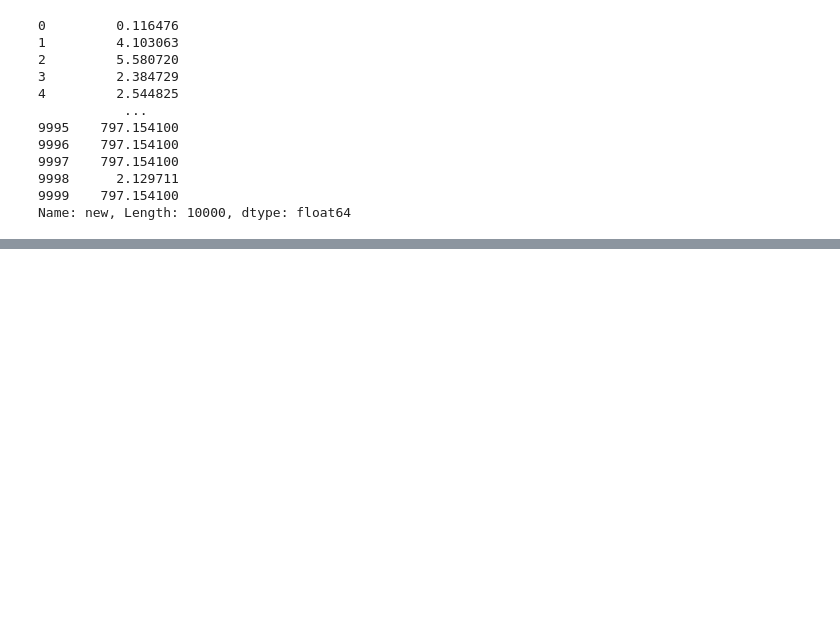
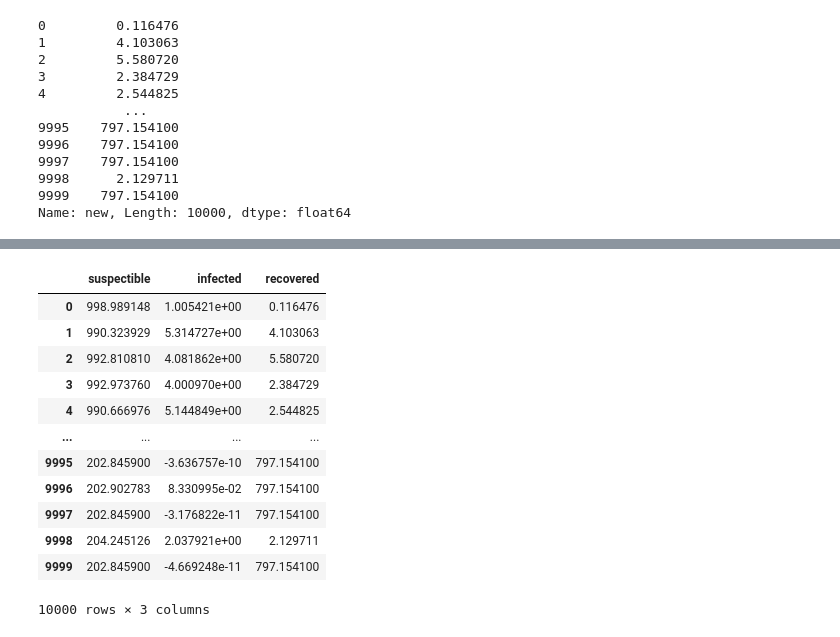
Before and after one commit to dharma610/Neural-network-model-for-compartmenral-model-SIR-and-SEIR-, a Jupyter notebook: Untitled7.ipynb, the cells around one changed output, grey strips where cells are left out. Cells and saved outputs as stored; diff of their text form; code cells hidden in the pictures; blank space fills up the shorter version.

```diff
--- a/Untitled7.ipynb
+++ b/Untitled7.ipynb
@@ -156,2 +171,24 @@ Name: new, Length: 10000, dtype: float64
+# %%
+data["suspectible"] = data["new"]
+# %%
+data["infected"] = df2["new"]
+# %%
+data["recovered"] = df3["new"]
+# %%
+data.drop("new",axis = 1,inplace = True)
 # %%
-data =
+data
+# %% [output]
+|  | suspectible | infected | recovered |
+| 0 | 998.989148 | 1.005421e+00 | 0.116476 |
+| 1 | 990.323929 | 5.314727e+00 | 4.103063 |
+| 2 | 992.810810 | 4.081862e+00 | 5.580720 |
+| 3 | 992.973760 | 4.000970e+00 | 2.384729 |
+| 4 | 990.666976 | 5.144849e+00 | 2.544825 |
+| ... | ... | ... | ... |
+| 9995 | 202.845900 | -3.636757e-10 | 797.154100 |
+| 9996 | 202.902783 | 8.330995e-02 | 797.154100 |
+| 9997 | 202.845900 | -3.176822e-11 | 797.154100 |
+| 9998 | 204.245126 | 2.037921e+00 | 2.129711 |
+| 9999 | 202.845900 | -4.669248e-11 | 797.154100 |
+10000 rows × 3 columns
```
Also changed, not shown: parts of 24 cells of this notebook.
